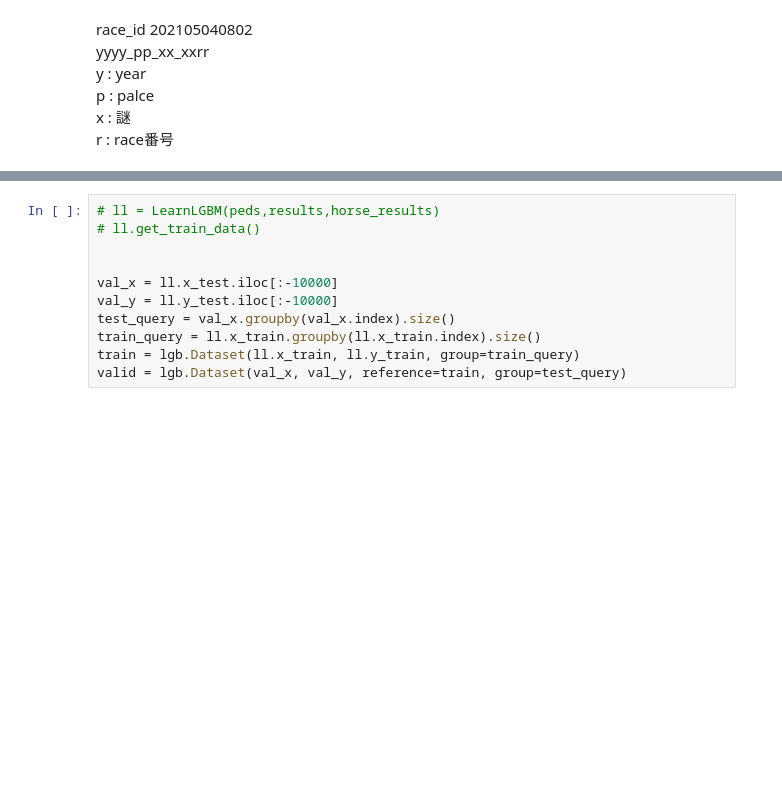
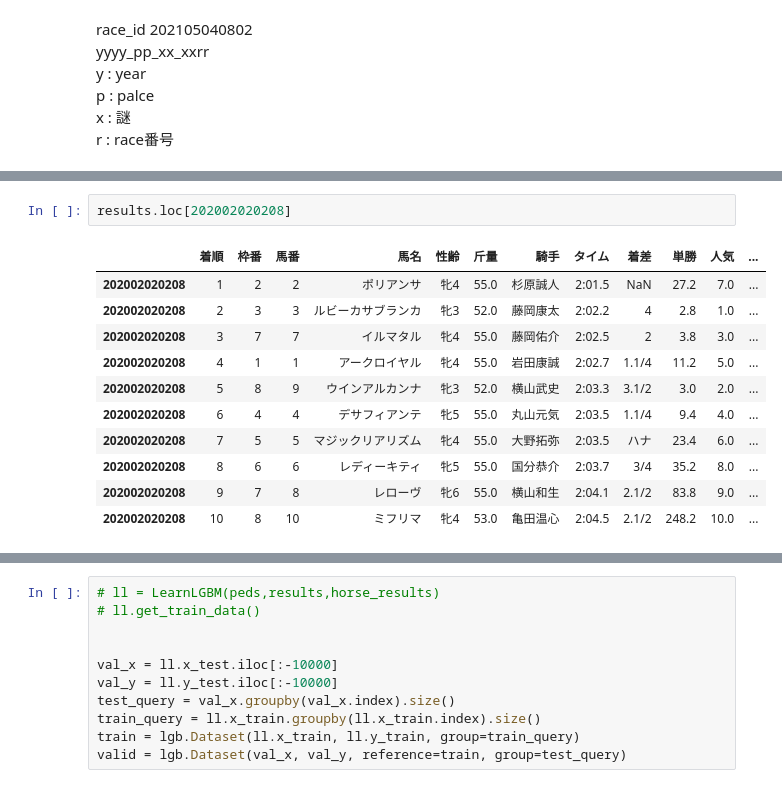
Before and after one commit to yodarjeering/horse, a Jupyter notebook: Rank.ipynb, the cells around one changed output, grey strips where cells are left out. Cells and saved outputs as stored; diff of their text form; blank space fills up the shorter version.

```diff
--- a/Rank.ipynb
+++ b/Rank.ipynb
@@ -56,0 +112,14 @@ ll.learn_lgb2(train,lgbm_params=lgbm_params)
+# %%
+results.loc[202002020208]
+# %% [output]
+|  | 着順 | 枠番 | 馬番 | 馬名 | 性齢 | 斤量 | 騎手 | タイム | 着差 | 単勝 | 人気 | ... |
+| 202002020208 | 1 | 2 | 2 | ポリアンサ | 牝4 | 55.0 | 杉原誠人 | 2:01.5 | NaN | 27.2 | 7.0 | ... |
+| 202002020208 | 2 | 3 | 3 | ルビーカサブランカ | 牝3 | 52.0 | 藤岡康太 | 2:02.2 | 4 | 2.8 | 1.0 | ... |
+| 202002020208 | 3 | 7 | 7 | イルマタル | 牝4 | 55.0 | 藤岡佑介 | 2:02.5 | 2 | 3.8 | 3.0 | ... |
+| 202002020208 | 4 | 1 | 1 | アークロイヤル | 牝4 | 55.0 | 岩田康誠 | 2:02.7 | 1.1/4 | 11.2 | 5.0 | ... |
+| 202002020208 | 5 | 8 | 9 | ウインアルカンナ | 牝3 | 52.0 | 横山武史 | 2:03.3 | 3.1/2 | 3.0 | 2.0 | ... |
+| 202002020208 | 6 | 4 | 4 | デサフィアンテ | 牝5 | 55.0 | 丸山元気 | 2:03.5 | 1.1/4 | 9.4 | 4.0 | ... |
+| 202002020208 | 7 | 5 | 5 | マジックリアリズム | 牝4 | 55.0 | 大野拓弥 | 2:03.5 | ハナ | 23.4 | 6.0 | ... |
+| 202002020208 | 8 | 6 | 6 | レディーキティ | 牝5 | 55.0 | 国分恭介 | 2:03.7 | 3/4 | 35.2 | 8.0 | ... |
+| 202002020208 | 9 | 7 | 8 | レローヴ | 牝6 | 55.0 | 横山和生 | 2:04.1 | 2.1/2 | 83.8 | 9.0 | ... |
+| 202002020208 | 10 | 8 | 10 | ミフリマ | 牝4 | 53.0 | 亀田温心 | 2:04.5 | 2.1/2 | 248.2 | 10.0 | ... |
```
Also changed, not shown: parts of 34 cells of this notebook, 4 other files.
